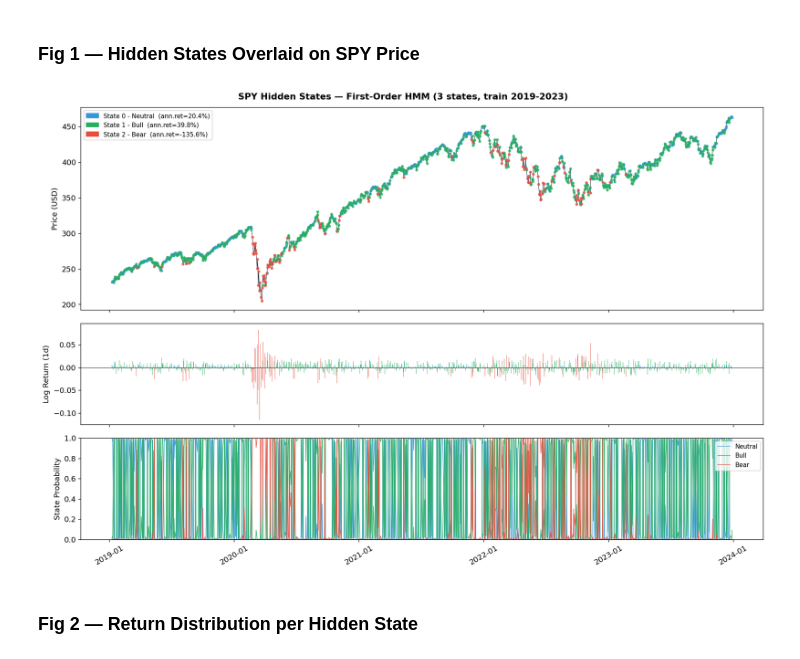
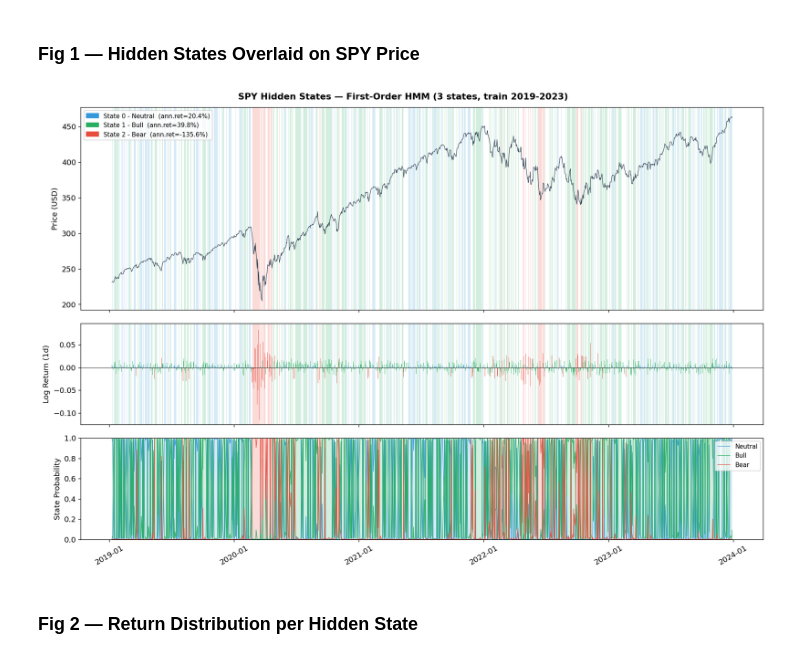
Before and after one commit to spradoaren/saf_final_project, a Jupyter notebook: HMM/return_prediction.ipynb, the cells around one changed output. Drawn from its saved outputs; the diff is of its cells as text; code cells hidden in the pictures.

```diff
--- a/HMM/return_prediction.ipynb
+++ b/HMM/return_prediction.ipynb
@@ -159,46 +159,56 @@ fig.suptitle(
     fontsize=13, fontweight='bold'
 )
 
+states_arr = np.asarray(states_train)
+dates = obs_train.index
+
+def shade_state_background(ax, dates, states, colors, alpha=0.20):
+    start = 0
+    for i in range(1, len(states) + 1):
+        if i == len(states) or states[i] != states[start]:
+            s = states[start]
+            ax.axvspan(dates[start], dates[i - 1], color=colors[s], alpha=alpha, lw=0, zorder=0)
+            start = i
+
+for ax in axes:
+    shade_state_background(ax, dates, states_arr, STATE_COLOR)
+
 ax = axes[0]
 ax.plot(obs_train.index, price_tr.values, color='#2c3e50', lw=0.7, zorder=2)
-for s in range(N_STATES):
-    mask = states_train == s
-    ax.scatter(obs_train.index[mask], price_tr.values[mask],
-               c=STATE_COLOR[s], s=10, alpha=0.75, zorder=3)
 ax.set_ylabel('Price (USD)')
 patches = [
     mpatches.Patch(
         color=STATE_COLOR[s],
         label=f'State {s} - {STATE_LABEL[s]}  (ann.ret={stat.loc[s,"ann_ret"]:.1%})'
     )
     for s in range(N_STATES)
 ]
 ax.legend(handles=patches, loc='upper left', fontsize=9)
 
 ax = axes[1]
 for s in range(N_STATES):
     mask = states_train == s
     ax.bar(obs_train.index[mask], obs_train['log_return_1d'].values[mask],
            width=1, color=STATE_COLOR[s], alpha=0.8)
 ax.axhline(0, color='black', lw=0.5)
 ax.set_ylabel('Log Return (1d)')
 
 ax = axes[2]
 for s in range(N_STATES):
     ax.plot(obs_train.index, probs_tr[:, s],
             color=STATE_COLOR[s], lw=0.9, alpha=0.9, label=STATE_LABEL[s])
 ax.set_ylim(0, 1)
 ax.set_ylabel('State Probability')
 ax.legend(fontsize=9, loc='upper right')
 ax.xaxis.set_major_formatter(mdates.DateFormatter('%Y-%m'))
 plt.xticks(rotation=30)
 
 plt.tight_layout()
 plt.savefig(str(PIC_DIR / 'fig01_states_1st_order.png'),
             dpi=150, bbox_inches='tight')
 plt.show()
 # %% [output]
-[figure, old version]
+[figure, new version]
 # %% [markdown]
 ### Fig 2 — Return Distribution per Hidden State
 # %%
```
Also changed, not shown: parts of 7 cells of this notebook, 6 other files.
